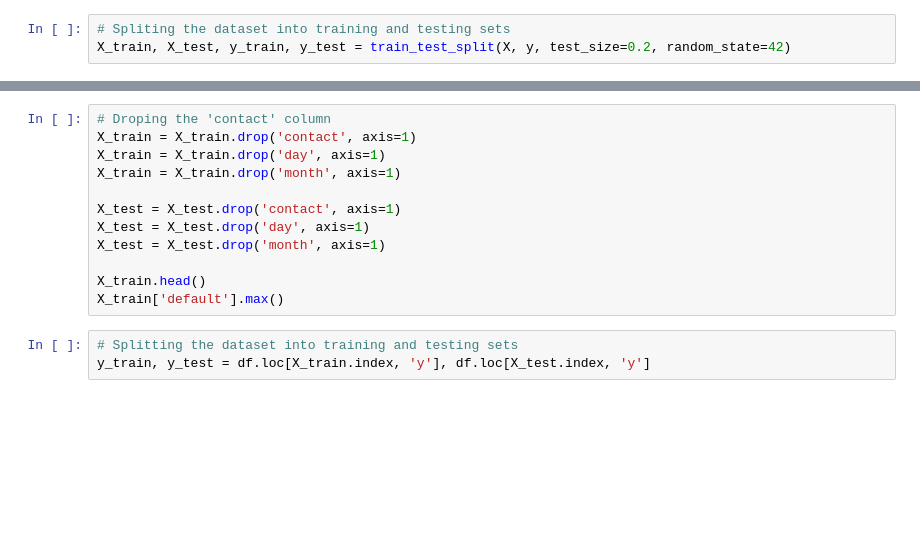
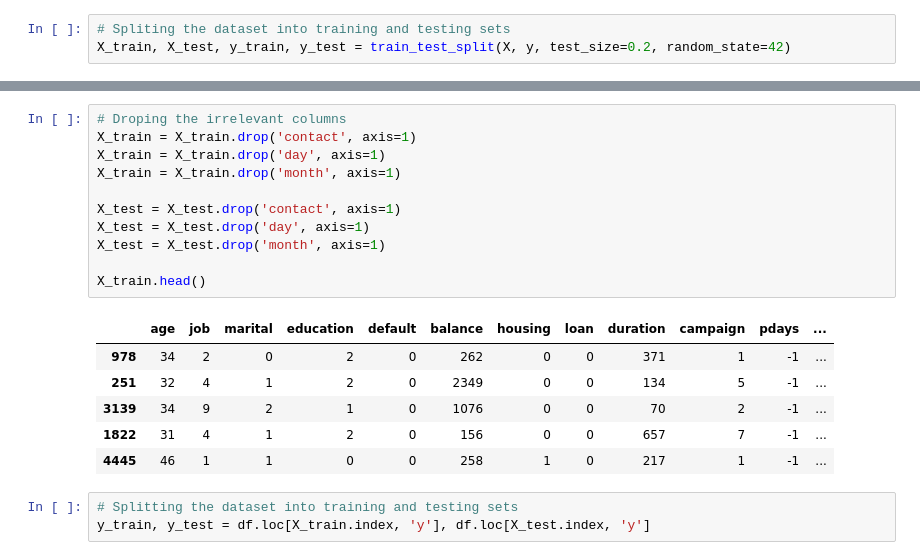
Before and after one commit to dark-byte/Credit_Scoring_KNN, a Jupyter notebook: main.ipynb, the cells around one changed output, grey strips where cells are left out. Drawn from its saved outputs; the diff is of its cells as text; blank space fills up the shorter version.

```diff
--- a/main.ipynb
+++ b/main.ipynb
@@ -44,15 +71,21 @@ X_train.head()
 # %%
-# Droping the 'contact' column
+# Droping the irrelevant columns
 X_train = X_train.drop('contact', axis=1)
 X_train = X_train.drop('day', axis=1)
 X_train = X_train.drop('month', axis=1)
 
 X_test = X_test.drop('contact', axis=1)
 X_test = X_test.drop('day', axis=1)
 X_test = X_test.drop('month', axis=1)
 
 X_train.head()
-X_train['default'].max()
+# %% [output]
+|  | age | job | marital | education | default | balance | housing | loan | duration | campaign | pdays | ... |
+| 978 | 34 | 2 | 0 | 2 | 0 | 262 | 0 | 0 | 371 | 1 | -1 | ... |
+| 251 | 32 | 4 | 1 | 2 | 0 | 2349 | 0 | 0 | 134 | 5 | -1 | ... |
+| 3139 | 34 | 9 | 2 | 1 | 0 | 1076 | 0 | 0 | 70 | 2 | -1 | ... |
+| 1822 | 31 | 4 | 1 | 2 | 0 | 156 | 0 | 0 | 657 | 7 | -1 | ... |
+| 4445 | 46 | 1 | 1 | 0 | 0 | 258 | 1 | 0 | 217 | 1 | -1 | ... |
 # %%
 # Splitting the dataset into training and testing sets
 y_train, y_test = df.loc[X_train.index, 'y'], df.loc[X_test.index, 'y']
```
Also changed, not shown: parts of 10 cells of this notebook.
